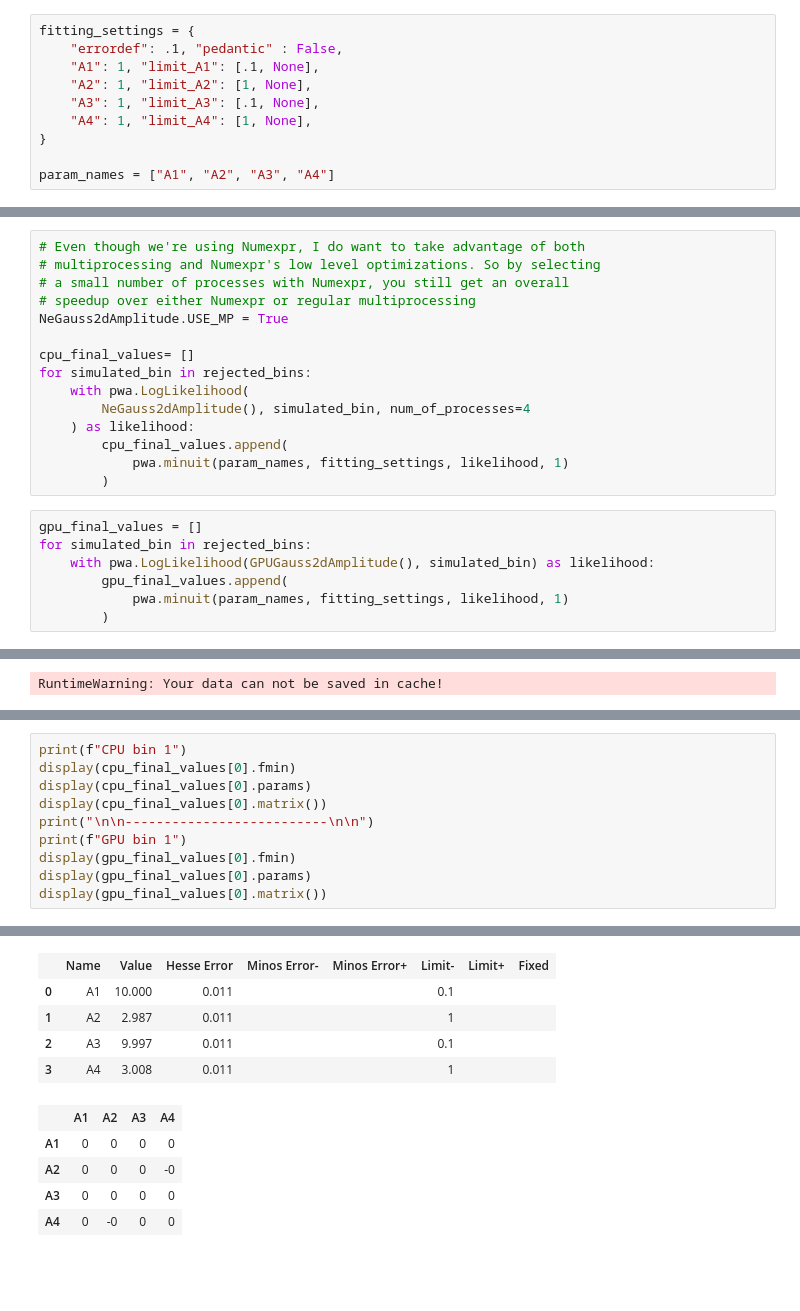
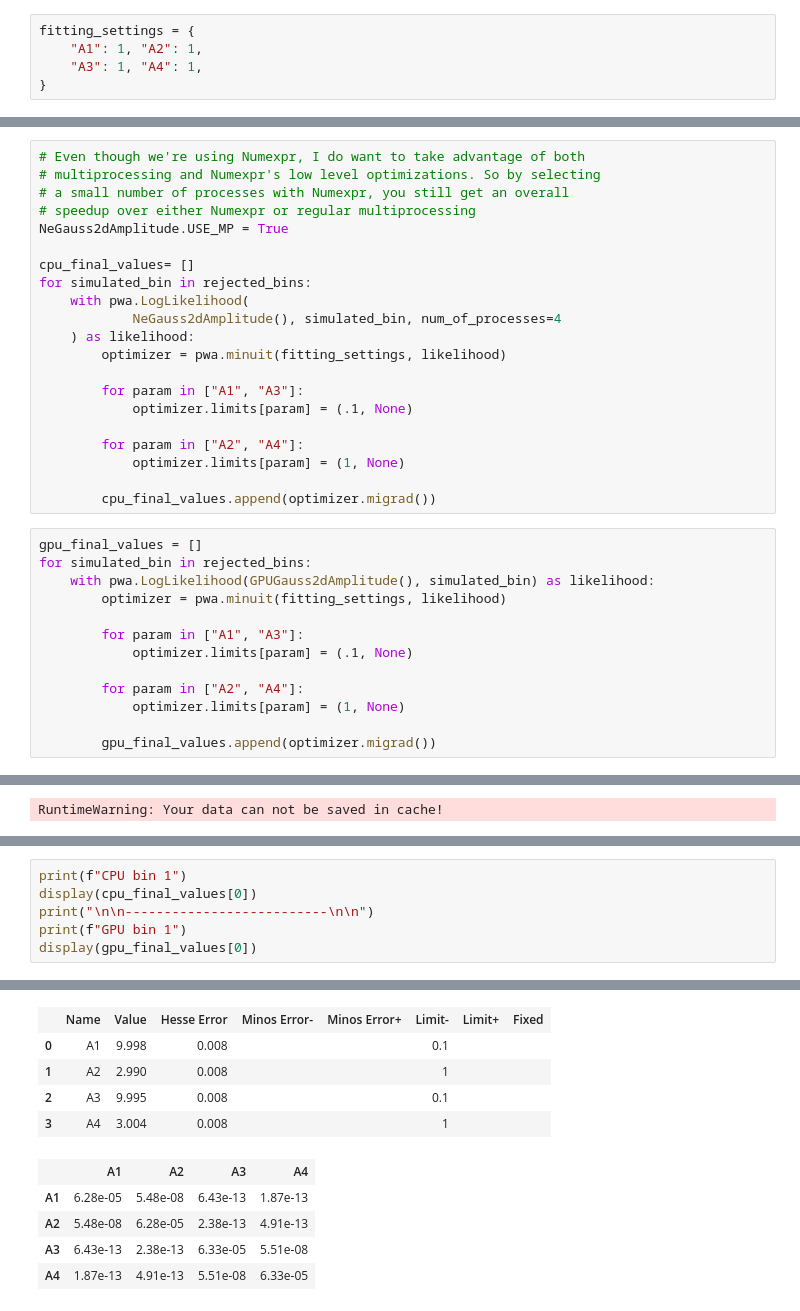
Before and after one commit to JeffersonLab/PyPWA, a Jupyter notebook: docs/source/examples/2Dgauss.ipynb, the cells around one changed output, grey strips where cells are left out. Cells and saved outputs as stored; diff of their text form; blank space fills up the shorter version.

```diff
--- a/docs/source/examples/2Dgauss.ipynb
+++ b/docs/source/examples/2Dgauss.ipynb
@@ -278,14 +268,9 @@ acceleration and multiprocessing, you must also tell iMinuit what the
 values are directly.
 # %%
 fitting_settings = {
-    "errordef": .1, "pedantic" : False,
-    "A1": 1, "limit_A1": [.1, None],
-    "A2": 1, "limit_A2": [1, None],
-    "A3": 1, "limit_A3": [.1, None],
-    "A4": 1, "limit_A4": [1, None],
+    "A1": 1, "A2": 1,
+    "A3": 1, "A4": 1,
 }
-
-param_names = ["A1", "A2", "A3", "A4"]
 # %% [markdown]
 Then below, we can simply fit those values. Even though we defined the
 multiprocessing module
@@ -299,17 +284,29 @@ NeGauss2dAmplitude.USE_MP = True
 cpu_final_values= []
 for simulated_bin in rejected_bins:
     with pwa.LogLikelihood(
-        NeGauss2dAmplitude(), simulated_bin, num_of_processes=4
+            NeGauss2dAmplitude(), simulated_bin, num_of_processes=4
     ) as likelihood:
-        cpu_final_values.append(
-            pwa.minuit(param_names, fitting_settings, likelihood, 1)
-        )
+        optimizer = pwa.minuit(fitting_settings, likelihood)
+
+        for param in ["A1", "A3"]:
+            optimizer.limits[param] = (.1, None)
+
+        for param in ["A2", "A4"]:
+            optimizer.limits[param] = (1, None)
+
+        cpu_final_values.append(optimizer.migrad())
 # %%
 gpu_final_values = []
 for simulated_bin in rejected_bins:
     with pwa.LogLikelihood(GPUGauss2dAmplitude(), simulated_bin) as likelihood:
-        gpu_final_values.append(
-            pwa.minuit(param_names, fitting_settings, likelihood, 1)
-        )
+        optimizer = pwa.minuit(fitting_settings, likelihood)
+
+        for param in ["A1", "A3"]:
+            optimizer.limits[param] = (.1, None)
+
+        for param in ["A2", "A4"]:
+            optimizer.limits[param] = (1, None)
+
+        gpu_final_values.append(optimizer.migrad())
 # %% [markdown]
 ## Issues with PyPWA.cache
@@ -339,13 +336,9 @@ useful properties that can be called to see information about the fitting.
    some fits that need the matrix to calculate overall error.
 # %%
 print(f"CPU bin 1")
-display(cpu_final_values[0].fmin)
-display(cpu_final_values[0].params)
-display(cpu_final_values[0].matrix())
+display(cpu_final_values[0])
 print("\n\n--------------------------\n\n")
 print(f"GPU bin 1")
-display(gpu_final_values[0].fmin)
-display(gpu_final_values[0].params)
-display(gpu_final_values[0].matrix())
+display(gpu_final_values[0])
 # %% [output]
 CPU bin 1
@@ -357,13 +351,13 @@ CPU bin 1
 |  | Name | Value | Hesse Error | Minos Error- | Minos Error+ | Limit- | Limit+ | Fixed |
-| 0 | A1 | 10.000 | 0.011 |  |  | 0.1 |  |  |
-| 1 | A2 | 2.987 | 0.011 |  |  | 1 |  |  |
-| 2 | A3 | 9.997 | 0.011 |  |  | 0.1 |  |  |
-| 3 | A4 | 3.008 | 0.011 |  |  | 1 |  |  |
+| 0 | A1 | 9.998 | 0.008 |  |  | 0.1 |  |  |
+| 1 | A2 | 2.990 | 0.008 |  |  | 1 |  |  |
+| 2 | A3 | 9.995 | 0.008 |  |  | 0.1 |  |  |
+| 3 | A4 | 3.004 | 0.008 |  |  | 1 |  |  |
 |  | A1 | A2 | A3 | A4 |
-| A1 | 0 | 0 | 0 | 0 |
-| A2 | 0 | 0 | 0 | -0 |
-| A3 | 0 | 0 | 0 | 0 |
-| A4 | 0 | -0 | 0 | 0 |
+| A1 | 6.28e-05 | 5.48e-08 | 6.43e-13 | 1.87e-13 |
+| A2 | 5.48e-08 | 6.28e-05 | 2.38e-13 | 4.91e-13 |
+| A3 | 6.43e-13 | 2.38e-13 | 6.33e-05 | 5.51e-08 |
+| A4 | 1.87e-13 | 4.91e-13 | 5.51e-08 | 6.33e-05 |
 --------------------------
 
 
```
Also changed, not shown: parts of 11 cells of this notebook, 2 other files.
